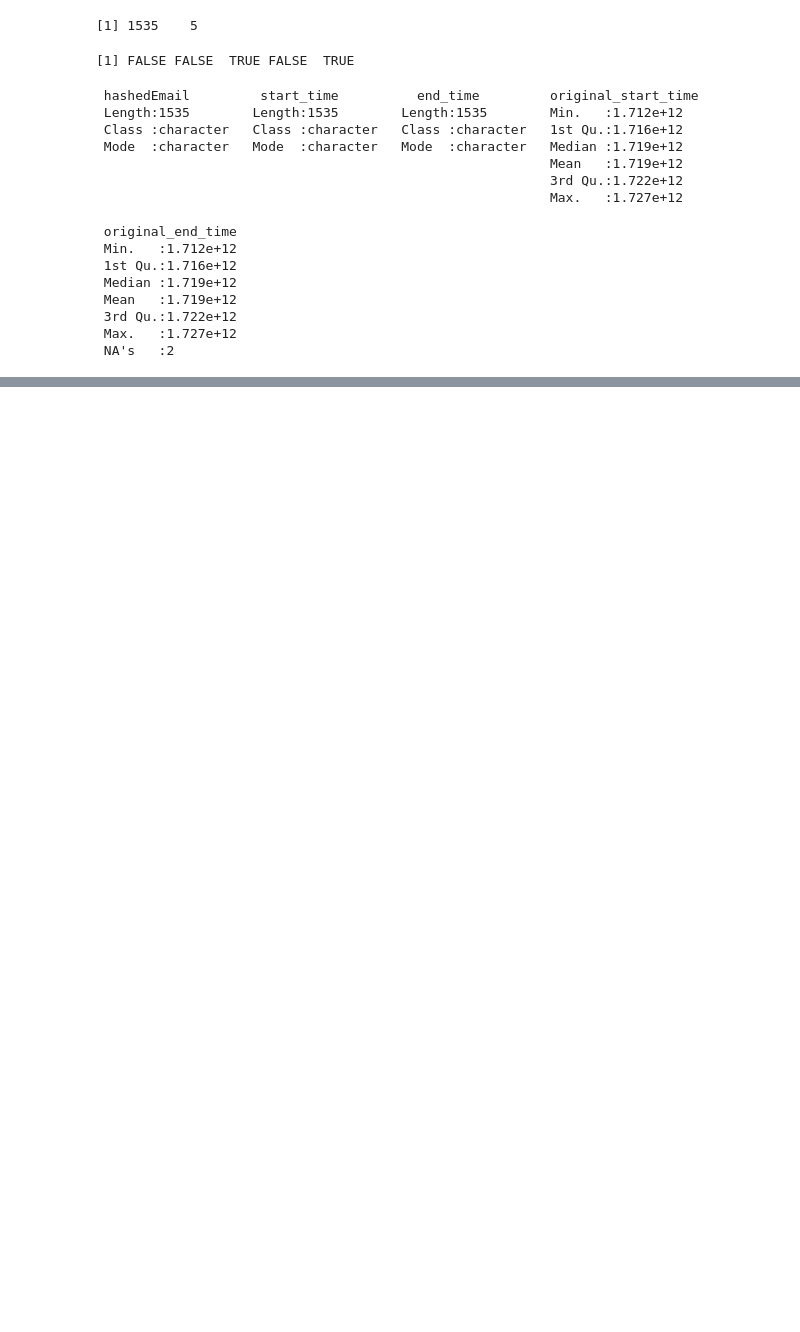
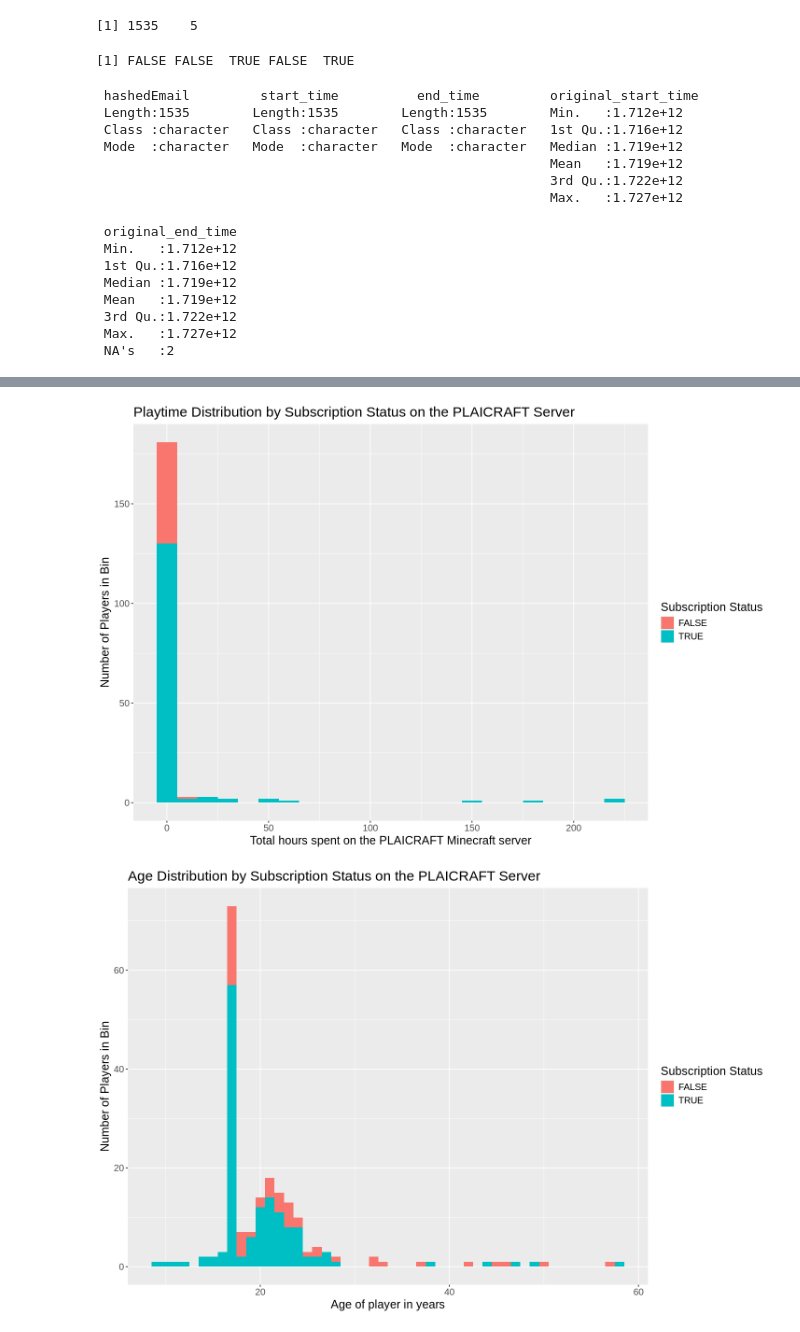
Before and after one commit to Alexjhz07/DSCI-100-Project-Individual, a Jupyter notebook: analysis.ipynb, the cells around one changed output, grey strips where cells are left out. Drawn from its saved outputs; the diff is of its cells as text; code cells hidden in the pictures; blank space fills up the shorter version.

Commit message:
EDA and visualization complete

```diff
--- a/analysis.ipynb
+++ b/analysis.ipynb
@@ -162,0 +182,22 @@ A tibble: 2 × 5
+# %%
+options(repr.plot.height = 8, repr.plot.width = 12)
+
+player_hours_plot <- ggplot(players, aes(x=played_hours, fill=subscribe)) +
+    geom_histogram(binwidth=10) +
+    labs(x="Total hours spent on the PLAICRAFT Minecraft server",
+         y="Number of Players in Bin",
+         title="Playtime Distribution by Subscription Status on the PLAICRAFT Server",
+        fill="Subscription Status") +
+    theme(text = element_text(size = 15))
+
+player_age_plot <- ggplot(players, aes(x=Age, fill=subscribe)) +
+    geom_histogram(binwidth=1) +
+    labs(x="Age of player in years",
+         y="Number of Players in Bin",
+         title="Age Distribution by Subscription Status on the PLAICRAFT Server",
+        fill="Subscription Status") +
+    theme(text = element_text(size = 15))
+
+player_hours_plot
+player_age_plot
+# %% [output]
@@ -162,0 +206,2 @@ A tibble: 2 × 5
+[figure, added]
+[figure, added]
```
Also changed, not shown: parts of 8 cells of this notebook.
